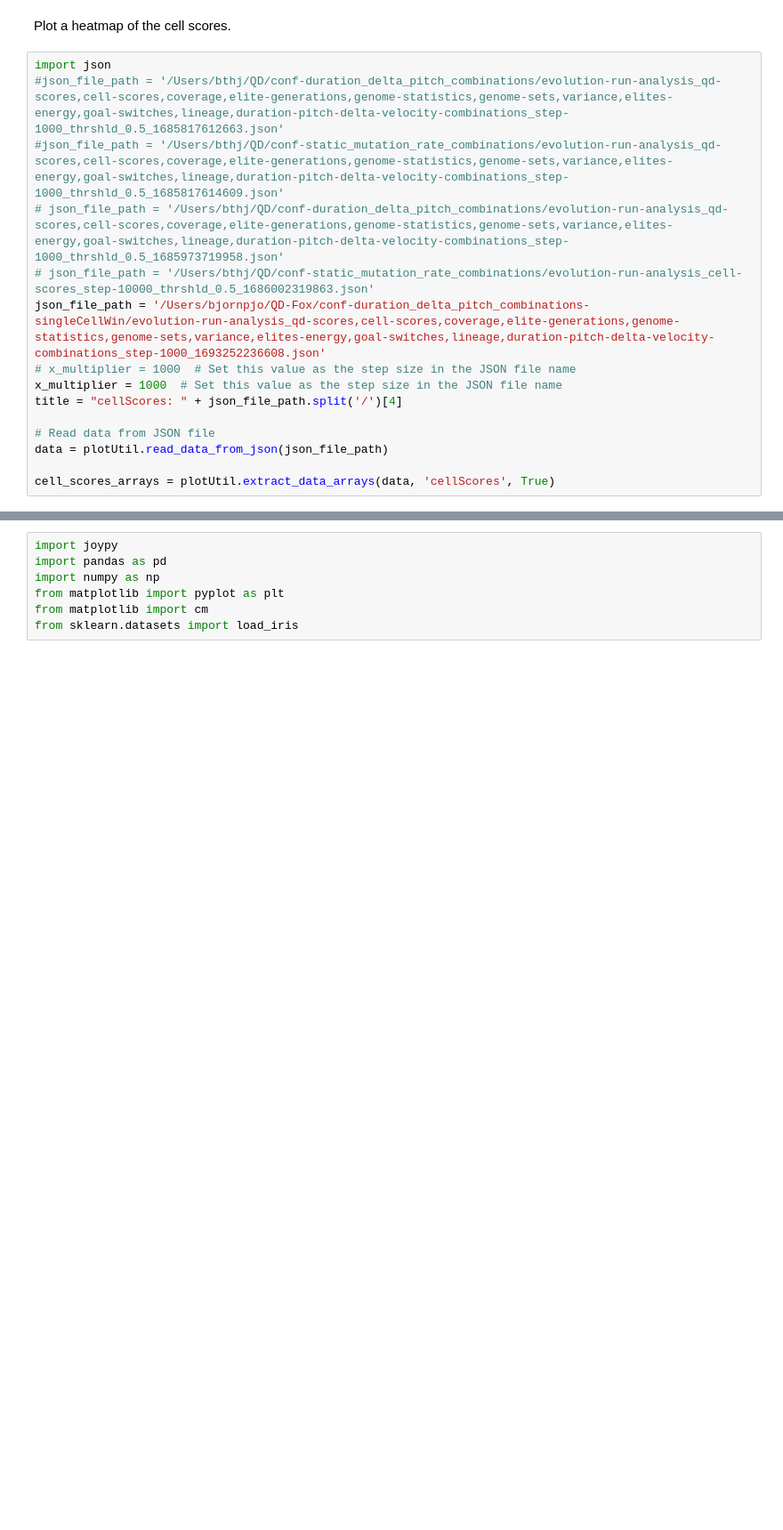
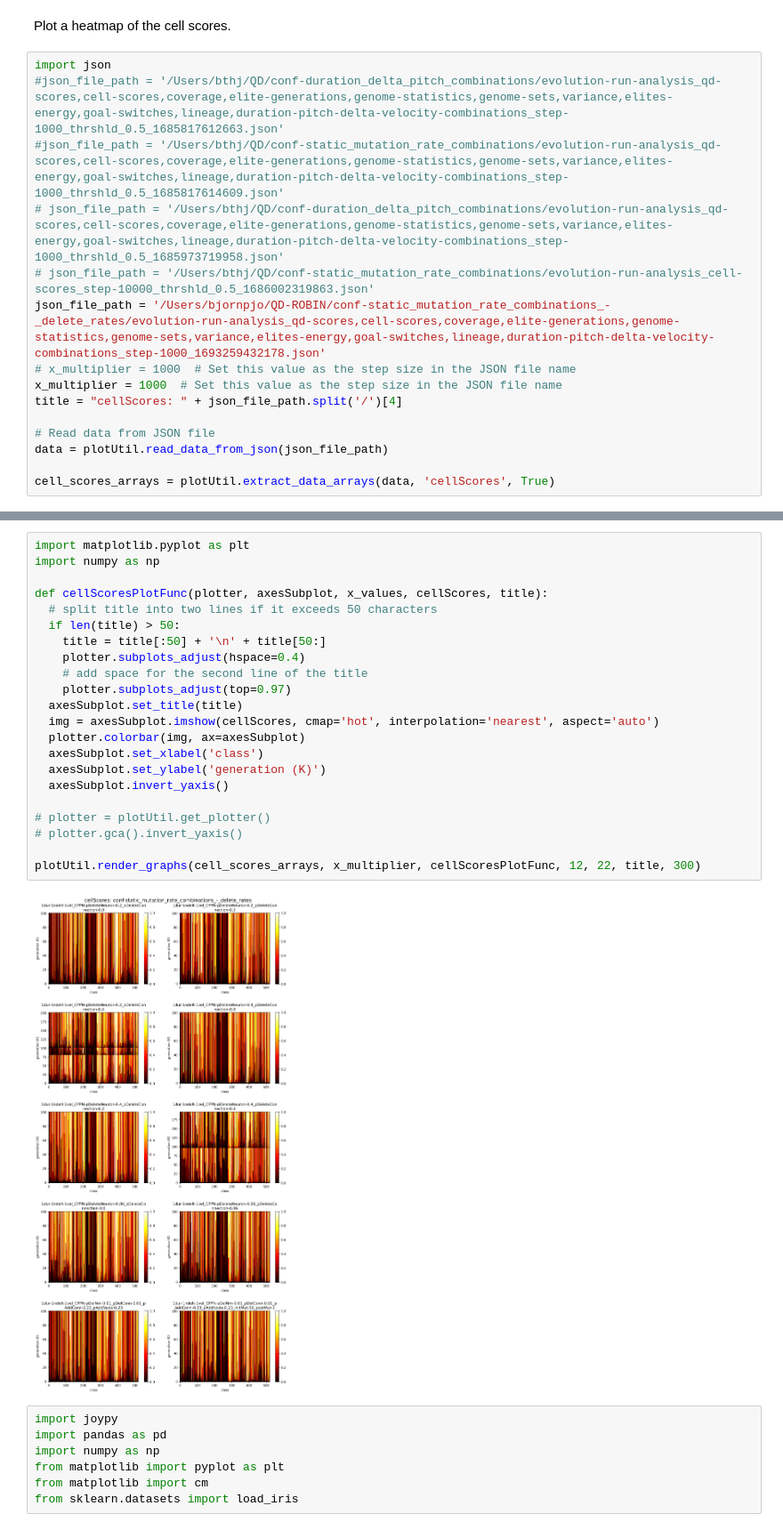
Before and after one commit to synth-is/kromosynth-cli, a Jupyter notebook: analysis/cellScores.ipynb, the cells around one changed output, grey strips where cells are left out. Shown at 89% size. Drawn from its saved outputs; the diff is of its cells as text; blank space fills up the shorter version.

```diff
--- a/analysis/cellScores.ipynb
+++ b/analysis/cellScores.ipynb
@@ -30,7 +12,7 @@ import json
 #json_file_path = '/Users/bthj/QD/conf-static_mutation_rate_combinations/evolution-run-analysis_qd-scores,cell-scores,coverage,elite-generations,genome-statistics,genome-sets,variance,elites-energy,goal-switches,lineage,duration-pitch-delta-velocity-combinations_step-1000_thrshld_0.5_1685817614609.json'
 # json_file_path = '/Users/bthj/QD/conf-duration_delta_pitch_combinations/evolution-run-analysis_qd-scores,cell-scores,coverage,elite-generations,genome-statistics,genome-sets,variance,elites-energy,goal-switches,lineage,duration-pitch-delta-velocity-combinations_step-1000_thrshld_0.5_1685973719958.json'
 # json_file_path = '/Users/bthj/QD/conf-static_mutation_rate_combinations/evolution-run-analysis_cell-scores_step-10000_thrshld_0.5_1686002319863.json'
-json_file_path = '/Users/bjornpjo/QD-Fox/conf-duration_delta_pitch_combinations-singleCellWin/evolution-run-analysis_qd-scores,cell-scores,coverage,elite-generations,genome-statistics,genome-sets,variance,elites-energy,goal-switches,lineage,duration-pitch-delta-velocity-combinations_step-1000_1693252236608.json'
+json_file_path = '/Users/bjornpjo/QD-ROBIN/conf-static_mutation_rate_combinations_-_delete_rates/evolution-run-analysis_qd-scores,cell-scores,coverage,elite-generations,genome-statistics,genome-sets,variance,elites-energy,goal-switches,lineage,duration-pitch-delta-velocity-combinations_step-1000_1693259432178.json'
 # x_multiplier = 1000  # Set this value as the step size in the JSON file name
 x_multiplier = 1000  # Set this value as the step size in the JSON file name
 title = "cellScores: " + json_file_path.split('/')[4]
@@ -143,3 +24,27 @@ plotUtil.render_graphs(cell_scores_arrays, x_multiplier, cellScoresPlotFunc, 12,
+# %%
+import matplotlib.pyplot as plt
+import numpy as np
+
+def cellScoresPlotFunc(plotter, axesSubplot, x_values, cellScores, title):
+  # split title into two lines if it exceeds 50 characters
+  if len(title) > 50:
+    title = title[:50] + '\n' + title[50:]
+    plotter.subplots_adjust(hspace=0.4)
+    # add space for the second line of the title
+    plotter.subplots_adjust(top=0.97)
+  axesSubplot.set_title(title)
+  img = axesSubplot.imshow(cellScores, cmap='hot', interpolation='nearest', aspect='auto')
+  plotter.colorbar(img, ax=axesSubplot)
+  axesSubplot.set_xlabel('class')
+  axesSubplot.set_ylabel('generation (K)')
+  axesSubplot.invert_yaxis()
+
+# plotter = plotUtil.get_plotter()
+# plotter.gca().invert_yaxis()
+
+plotUtil.render_graphs(cell_scores_arrays, x_multiplier, cellScoresPlotFunc, 12, 22, title, 300)
+# %% [output]
+[figure, added]
 # %%
 import joypy
 import pandas as pd
```
Also changed, not shown: parts of 3 cells of this notebook, 8 other files.
